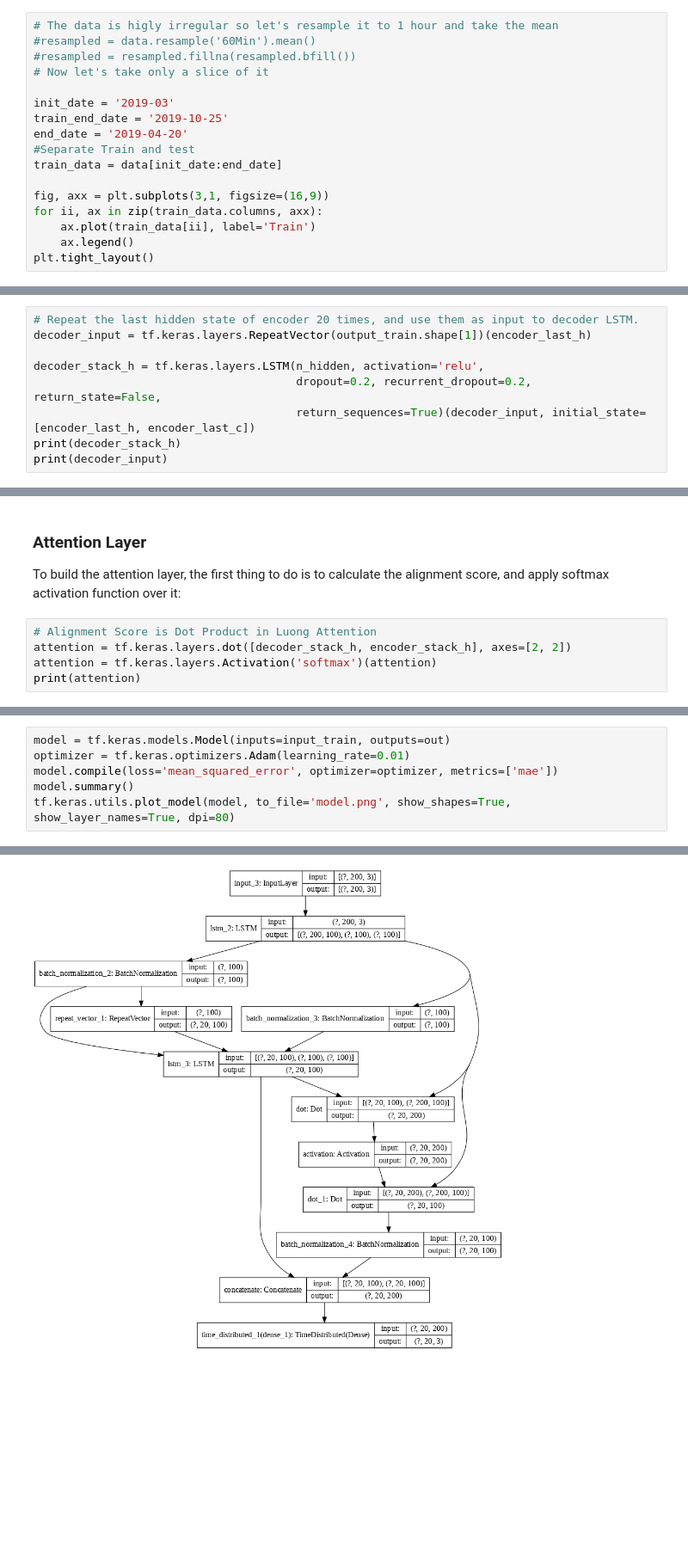
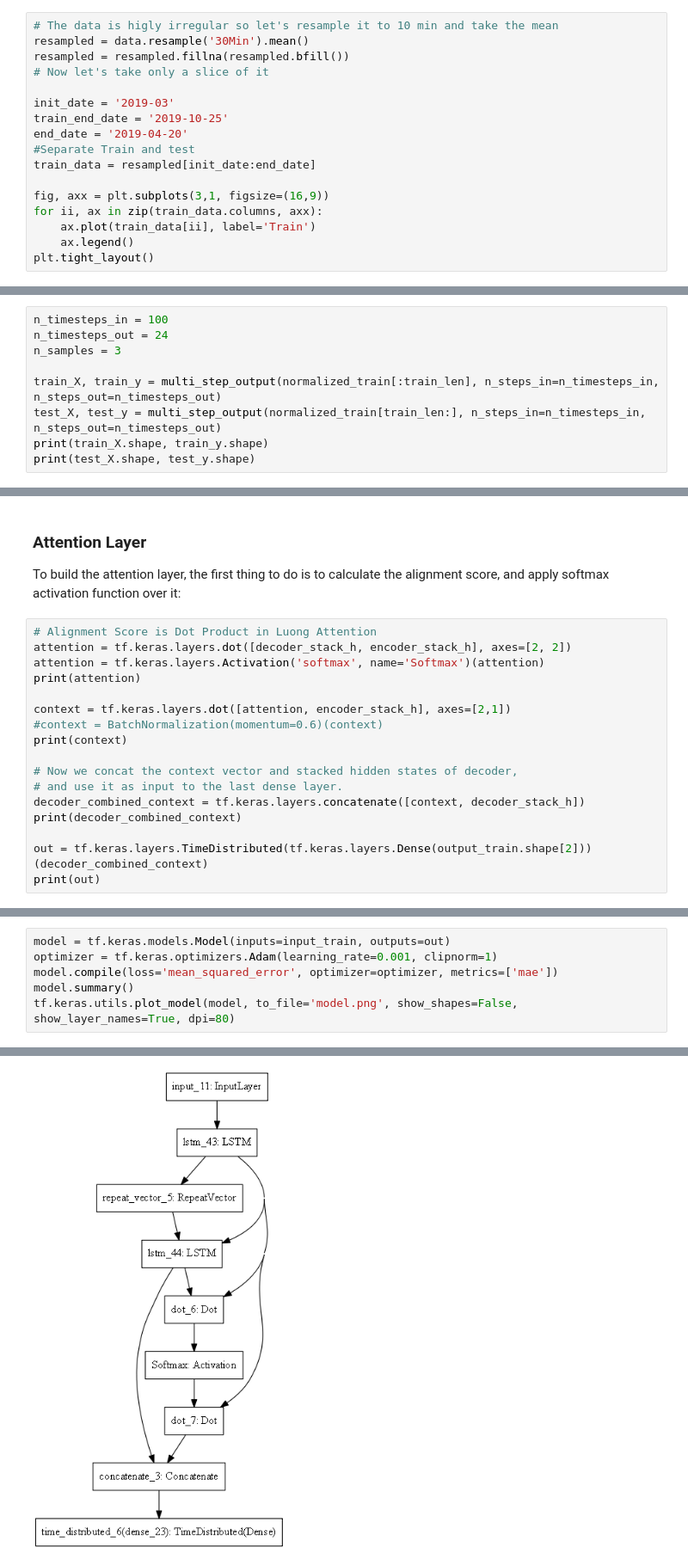
Before and after one commit to Charlie5DH/Attention-Models, a Jupyter notebook: Luong_Attention/Luong_Attention_Temperature.ipynb, the cells around one changed output, grey strips where cells are left out. Shown at 86% size. Cells and saved outputs as stored; diff of their text form; blank space fills up the shorter version.

```diff
--- a/Luong_Attention/Luong_Attention_Temperature.ipynb
+++ b/Luong_Attention/Luong_Attention_Temperature.ipynb
@@ -111,14 +82,14 @@ data = get_module_feature(path_of_file=path_of_file, module='34.B2.9F.A9', featu
 # %%
-# The data is higly irregular so let's resample it to 1 hour and take the mean
-#resampled = data.resample('60Min').mean()
-#resampled = resampled.fillna(resampled.bfill())
+# The data is higly irregular so let's resample it to 10 min and take the mean
+resampled = data.resample('30Min').mean()
+resampled = resampled.fillna(resampled.bfill())
 # Now let's take only a slice of it
 
 init_date = '2019-03'
 train_end_date = '2019-10-25'
 end_date = '2019-04-20'
 #Separate Train and test
-train_data = data[init_date:end_date]
+train_data = resampled[init_date:end_date]
 
 fig, axx = plt.subplots(3,1, figsize=(16,9))
 for ii, ax in zip(train_data.columns, axx):
@@ -373,3 +439,12 @@ for lb in ['train', 'test']:
 One of the limitations of simple Seq2Seq model is: only the last state of encoder RNN is used as input to decoder RNN. If the sequence is very long, the encoder will tend to have much weaker memory about earlier time steps. Attention mechanism can solve this problem. An attention layer is going to assign proper weight to each hidden state output from encoder, and map them to output sequence.
 
 In this case besides returning the last hidden state and the last cell state of the encoder, we also need to return the stacked hidden states for alignment score calculation. We need all the hidden states of the LSTM.
+# %%
+n_timesteps_in = 100
+n_timesteps_out = 24
+n_samples = 3
+
+train_X, train_y = multi_step_output(normalized_train[:train_len], n_steps_in=n_timesteps_in, n_steps_out=n_timesteps_out)
+test_X, test_y = multi_step_output(normalized_train[train_len:], n_steps_in=n_timesteps_in, n_steps_out=n_timesteps_out)
+print(train_X.shape, train_y.shape)
+print(test_X.shape, test_y.shape)
@@ -403,9 +484,0 @@ Tensor("input_4:0", shape=(None, 20, 3), dtype=float32)
-# %%
-# Repeat the last hidden state of encoder 20 times, and use them as input to decoder LSTM.
-decoder_input = tf.keras.layers.RepeatVector(output_train.shape[1])(encoder_last_h)
-
-decoder_stack_h = tf.keras.layers.LSTM(n_hidden, activation='relu',
-                                       dropout=0.2, recurrent_dropout=0.2, return_state=False,
-                                       return_sequences=True)(decoder_input, initial_state=[encoder_last_h, encoder_last_c])
-print(decoder_stack_h)
-print(decoder_input)
@@ -419,6 +488,18 @@ To build the attention layer, the first thing to do is to calculate the alignmen
 # %%
 # Alignment Score is Dot Product in Luong Attention
 attention = tf.keras.layers.dot([decoder_stack_h, encoder_stack_h], axes=[2, 2])
-attention = tf.keras.layers.Activation('softmax')(attention)
+attention = tf.keras.layers.Activation('softmax', name='Softmax')(attention)
 print(attention)
+
+context = tf.keras.layers.dot([attention, encoder_stack_h], axes=[2,1])
+#context = BatchNormalization(momentum=0.6)(context)
+print(context)
+
+# Now we concat the context vector and stacked hidden states of decoder,
+# and use it as input to the last dense layer.
+decoder_combined_context = tf.keras.layers.concatenate([context, decoder_stack_h])
+print(decoder_combined_context)
+
+out = tf.keras.layers.TimeDistributed(tf.keras.layers.Dense(output_train.shape[2]))(decoder_combined_context)
+print(out)
 # %% [output]
@@ -443,7 +510,7 @@ Tensor("time_distributed_1/Reshape_1:0", shape=(None, 20, 3), dtype=float32)
 # %%
 model = tf.keras.models.Model(inputs=input_train, outputs=out)
-optimizer = tf.keras.optimizers.Adam(learning_rate=0.01)
+optimizer = tf.keras.optimizers.Adam(learning_rate=0.001, clipnorm=1)
 model.compile(loss='mean_squared_error', optimizer=optimizer, metrics=['mae'])
 model.summary()
-tf.keras.utils.plot_model(model, to_file='model.png', show_shapes=True, show_layer_names=True, dpi=80)
+tf.keras.utils.plot_model(model, to_file='model.png', show_shapes=False, show_layer_names=True, dpi=80)
 # %% [output]
@@ -467,2 +534,2 @@ ________________________________________________________________________________
-[figure, old version]
+[figure, new version]
 # %%
```
Also changed, not shown: parts of 56 cells of this notebook, 37 other files.
